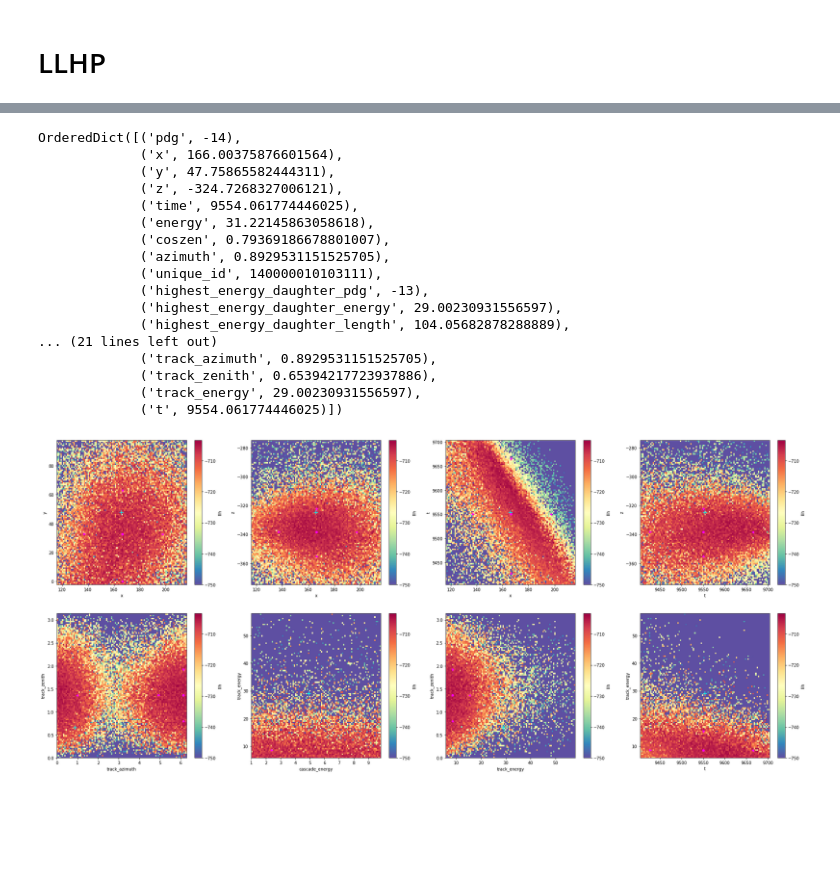
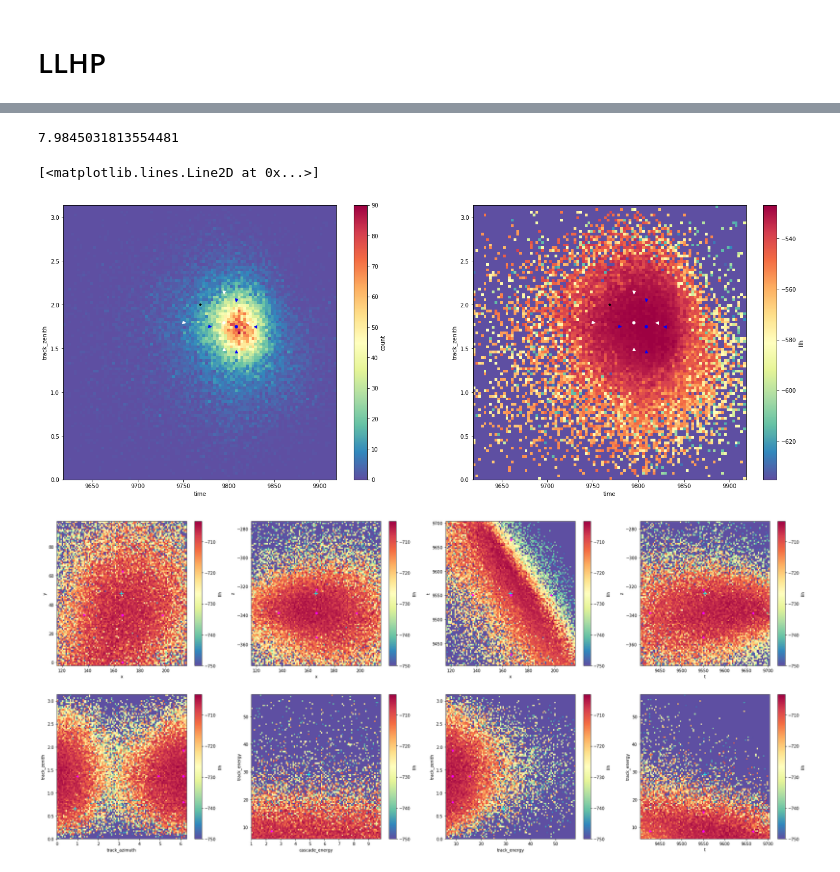
Before and after one commit to ts4051/retro, a Jupyter notebook: notebooks/LLH_space_exploration.ipynb, the cells around one changed output, grey strips where cells are left out. Saved outputs shown, nothing was run; the diff lists cells and outputs as text; code cells hidden in the pictures; blank space fills up the shorter version.

```diff
--- a/notebooks/LLH_space_exploration.ipynb
+++ b/notebooks/LLH_space_exploration.ipynb
@@ -66,11 +66,19 @@ event = 7
 
 #bad
 #event = 80
-event = 7
+
+# crazy
+event = 0
+# bi-modal
+#event = 7
+event = 12
+event = 2
 
 #llhp_data = np.load('/data/justin/retro/recos/bare/upgoing_muon_t0/evt%i-llhp.npy'%event)
 #llhp_data = np.load('/data/justin/retro/recos/2018-03-28/tblptckvlog/0/evt%i-llhp.npy'%event)
 llhp_data = np.load('/data/justin/retro/recos/2018-04-06.0//14600/5.47/evt%i-llhp.npy'%event)
+with open('/data/justin/retro/recos/2018-04-06.0//14600/5.47/evt%i-multinest_meta.pkl'%event, 'rb') as f:
+    meta = pickle.load(f)
 
 #new_names = ('llh', 'z', 'track_azimuth', 'track_zenith', 'track_energy', 'y', 'cascade_energy', 't', 'x')
 
@@ -83,13 +91,13 @@ llhp = pn.PointData(llhp_data)
 #    mn_stats = f.readlines()
 #mn_stats = parse(mn_stats)
 
-truth = np.load('/data/icecube/sim/ic86/retro/14600/5.47/truth.npy')
-truth = truth[event]
-#truth = truth[event]
-#truth['track_azimuth'] = truth['azimuth']
-#truth['track_zenith'] = np.arccos(truth['coszen'])
-#truth['track_energy'] = truth['highest_energy_daughter_energy']
-#truth['t'] = truth['time']
+truth_file = np.load('/data/icecube/sim/ic86/retro/14600/5.47/truth.npy')
+truth = {}
+for name in truth_file.dtype.names:
+    truth[name] = truth_file[name][event]
+truth['track_azimuth'] = truth['azimuth']
+truth['track_zenith'] = np.arccos(truth['coszen'])
+truth['track_energy'] = truth['highest_energy_daughter_energy']
 # %%
 bins = pn.Grid()
 
@@ -119,7 +127,7 @@ for key in data.keys():
     data[key]['llh'] = llhp.histogram('llh', function=np.nanmax)
     data[key]['count'] = llhp.histogram('llh', method='count')
 # %%
-def plot_estimator(ax, estimator, var_x, var_y, est_var='weighted_mean', color='w'):
+def plot_estimator(ax, estimator, var_x, var_y, est_var='weighted_median', color='w'):
         ax.errorbar(estimator[est_var][var_x],
                     estimator[est_var][var_y],
                     marker='o',
@@ -146,5 +154,6 @@ def plot_estimator(ax, estimator, var_x, var_y, est_var='weighted_mean', color='
                     c=color,
                     ms=5)
 # %%
-estimator = estimate(llhp.data, percentile_nd=0.95)
+estimator = estimate(llhp.data, percentile_nd=0.90, meta=meta)
+estimator_nometa = estimate(llhp.data, percentile_nd=0.90)
 #print estimator
@@ -169,23 +160,22 @@ axes[1].plot(truth['x'], truth['y'], ms=5, marker='*', color='k')
 # %%
-truth
+truth['track_energy']
 # %% [output]
-OrderedDict([('pdg', -14),
-             ('x', 166.00375876601564),
-             ('y', 47.75865582444311),
-             ('z', -324.7268327006121),
-             ('time', 9554.061774446025),
-             ('energy', 31.22145863058618),
-             ('coszen', 0.79369186678801007),
-             ('azimuth', 0.8929531151525705),
-             ('unique_id', 140000010103111),
-             ('highest_energy_daughter_pdg', -13),
-             ('highest_energy_daughter_energy', 29.00230931556597),
-             ('highest_energy_daughter_length', 104.05682878288889),
-... (21 lines left out)
-             ('track_azimuth', 0.8929531151525705),
-             ('track_zenith', 0.65394217723937886),
-             ('track_energy', 29.00230931556597),
-             ('t', 9554.061774446025)])
+7.9845031813554481
+# %%
+fig, axes = plt.subplots(figsize=(24, 9), ncols=2, nrows=1)
+key = 'tzen'
+data[key].plot_map(fig, axes[0], 'count', cmap='Spectral_r', cbar=True)
+data[key].plot_map(fig, axes[1], 'llh', cmap='Spectral_r', cbar=True, vmin=np.percentile(data[key]['llh'][np.isfinite(data[key]['llh'])],q=1), vmax=np.percentile(data[key]['llh'][np.isfinite(data[key]['llh'])],q=99))
+fig.savefig('llhp.png')
+plot_estimator(axes[1], estimator, data[key].grid.vars[0], data[key].grid.vars[1])
+plot_estimator(axes[1], estimator_nometa, data[key].grid.vars[0], data[key].grid.vars[1], color='b')
+plot_estimator(axes[0], estimator, data[key].grid.vars[0], data[key].grid.vars[1])
+plot_estimator(axes[0], estimator_nometa, data[key].grid.vars[0], data[key].grid.vars[1], color='b')
+axes[0].plot(truth[data[key].grid.vars[0]], truth[data[key].grid.vars[1]], ms=5, marker='*', color='k')
+axes[1].plot(truth[data[key].grid.vars[0]], truth[data[key].grid.vars[1]], ms=5, marker='*', color='k')
+# %% [output]
+[<matplotlib.lines.Line2D at 0x...>]
+[figure, added]
 # %%
 fig, axes = plt.subplots(figsize=(32, 14), ncols=4, nrows=2)
 kwargs = {'vmin':-750, 'truth':truth, 'estimator':estimator, 'best':False} #, 'stats': mn_stats}
```
Also changed, not shown: parts of 5 cells of this notebook.
